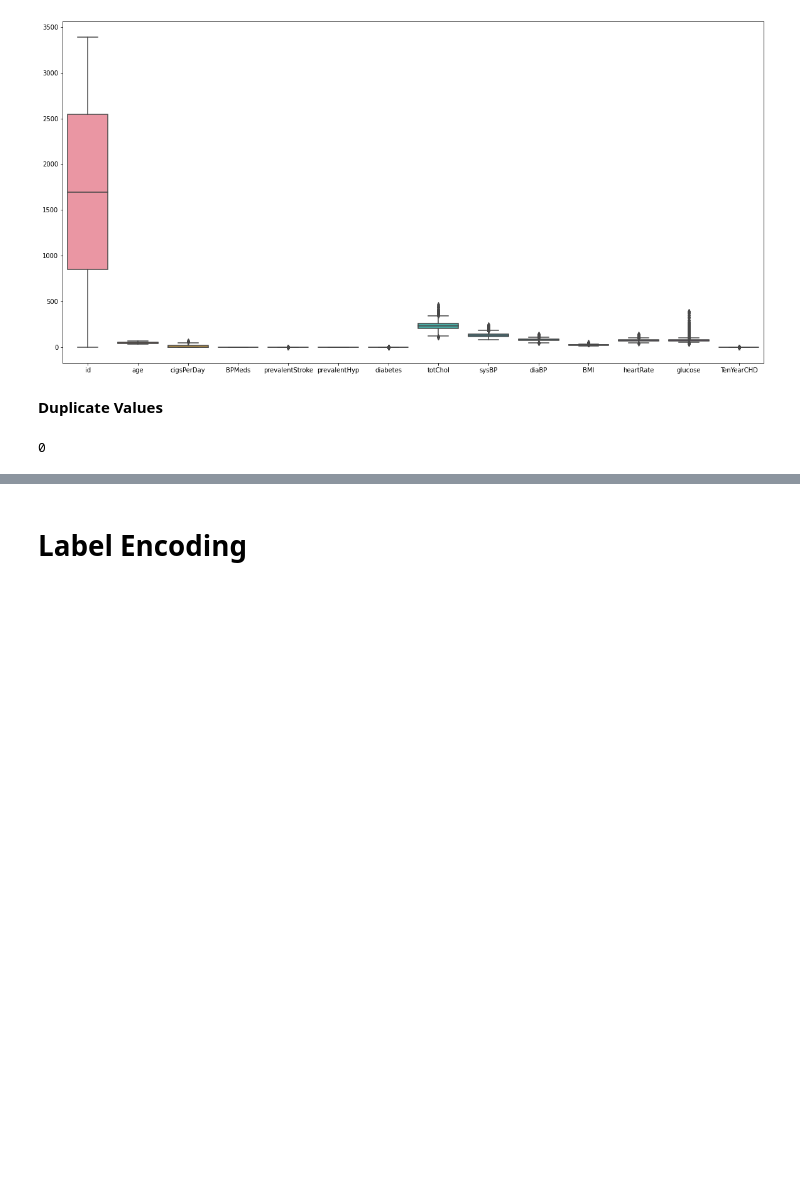
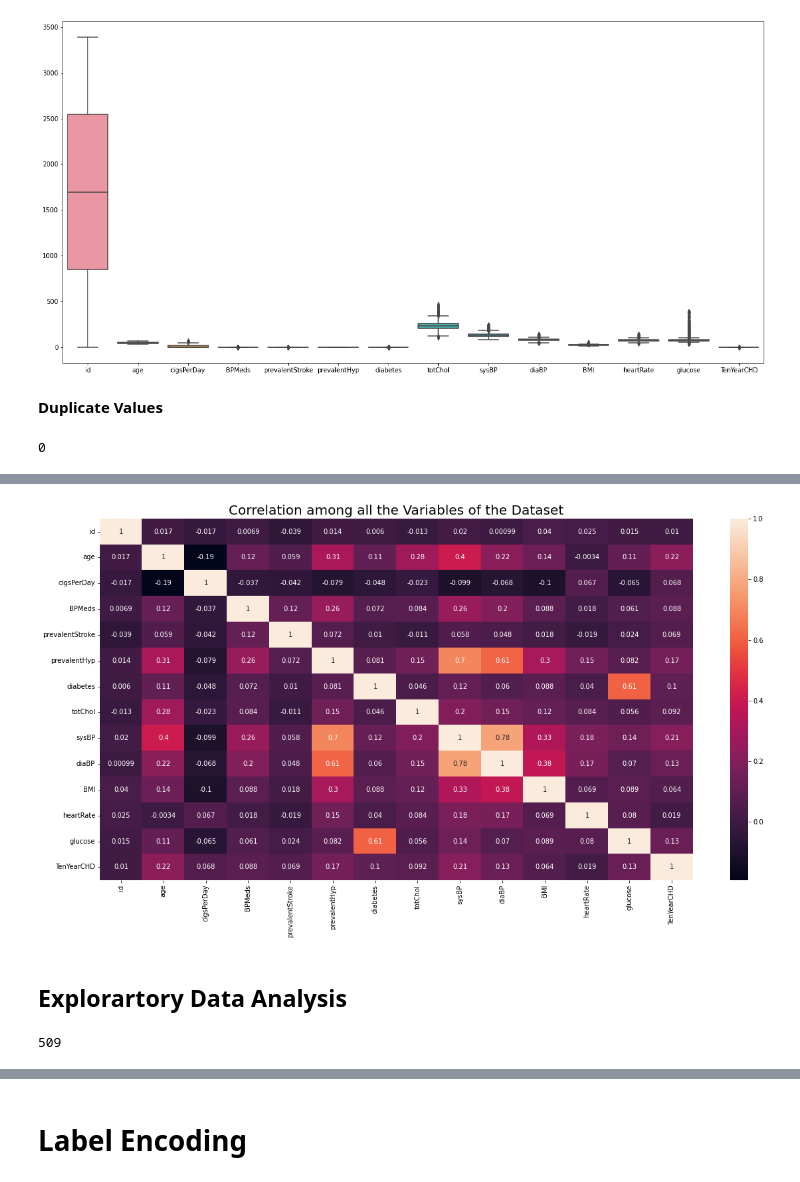
Before and after one commit to aditi10998/Cardiovascular_risk_prediction-, a Jupyter notebook: Cardiovascular_risk_prediction.ipynb, the cells around one changed output, grey strips where cells are left out. Saved outputs shown, nothing was run; the diff lists cells and outputs as text; code cells hidden in the pictures; blank space fills up the shorter version.

```diff
--- a/Cardiovascular_risk_prediction.ipynb
+++ b/Cardiovascular_risk_prediction.ipynb
@@ -327,3 +327,11 @@ plt.show()
 Cardiovascular_risk_df.duplicated().sum()
 # %% [output]
 0
+# %%
+#Checking relationship between variables
+cor=Cardiovascular_risk_df.corr()
+plt.figure(figsize=(20,10), facecolor='w')
+sns.heatmap(cor,xticklabels=cor.columns,yticklabels=cor.columns,annot=True)
+plt.title("Correlation among all the Variables of the Dataset", size=20)
+cor
+# %% [output]
@@ -329,0 +353,7 @@ Cardiovascular_risk_df.duplicated().sum()
+[figure, added]
+# %% [markdown]
+## **Explorartory Data Analysis**
+# %%
+Cardiovascular_risk_df['TenYearCHD'].
+# %% [output]
+509
```
Also changed, not shown: parts of 21 cells of this notebook.
